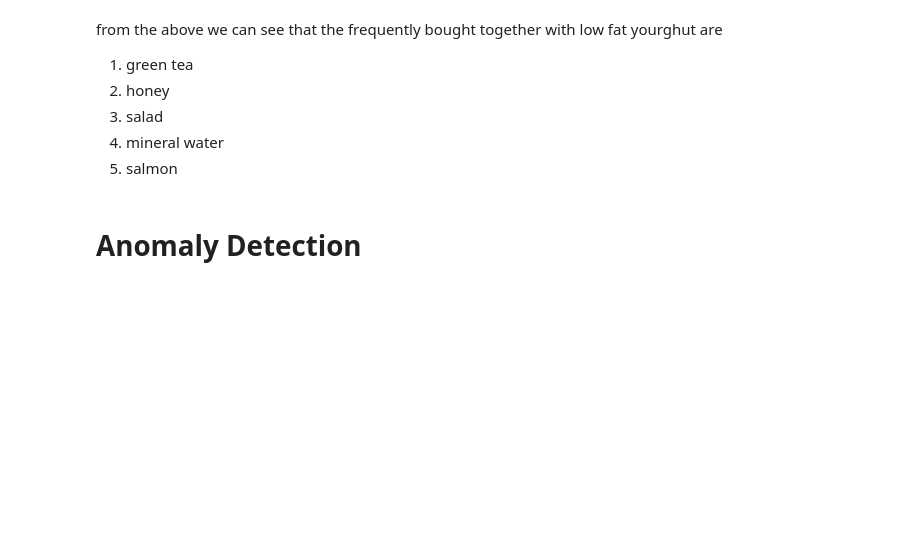
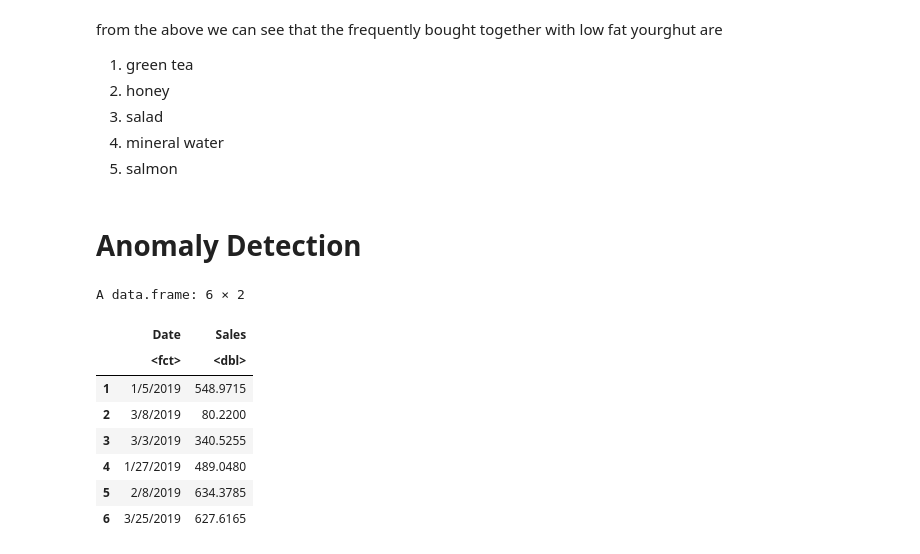
Before and after one commit to UnplugCharger/week-14, a Jupyter notebook: WEEK_14.ipynb, the cells around one changed output. Saved outputs shown, nothing was run; the diff lists cells and outputs as text; code cells hidden in the pictures; blank space fills up the shorter version.

```diff
--- a/WEEK_14.ipynb
+++ b/WEEK_14.ipynb
@@ -434,0 +437,12 @@ from the above we can see that the frequently bought together with low fat yourg
+# %%
+head(ano_df)
+# %% [output]
+A data.frame: 6 × 2
+|  | Date | Sales |
+|  | <fct> | <dbl> |
+| 1 | 1/5/2019 | 548.9715 |
+| 2 | 3/8/2019 | 80.2200 |
+| 3 | 3/3/2019 | 340.5255 |
+| 4 | 1/27/2019 | 489.0480 |
+| 5 | 2/8/2019 | 634.3785 |
+| 6 | 3/25/2019 | 627.6165 |
```
Also changed, not shown: parts of 11 cells of this notebook.
